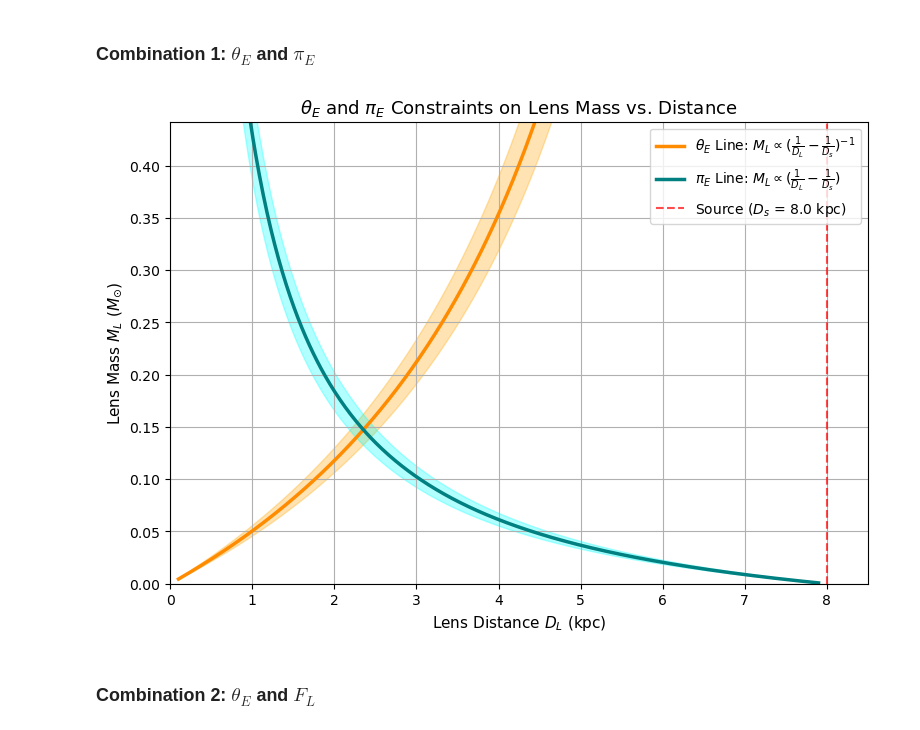
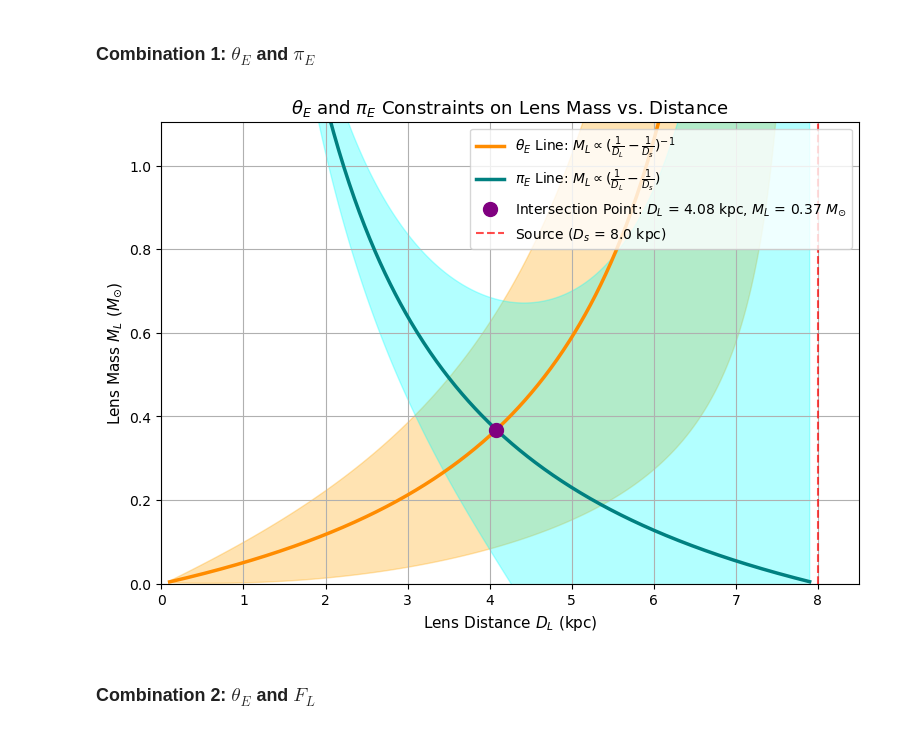
Before and after one commit to truskoa1/Roman-Microlensing-Mass-Distance, a Jupyter notebook: ML_vs_DL_plots.ipynb, the cells around one changed output. Cells and saved outputs as stored; diff of their text form; code cells hidden in the pictures.

Commit message:
fixed errors and added intersection points

```diff
--- a/ML_vs_DL_plots.ipynb
+++ b/ML_vs_DL_plots.ipynb
@@ -12,52 +12,63 @@ kappa = 8.144    # Microlensing constant (mas / M_sun)
 
 # values of observables
 theta_E = 0.6    # Angular Einstein radius (mas)
-pi_E = 0.5       # Microlens parallax
+pi_E = 0.2       # Microlens parallax
 
 M_L = np.linspace(0.01, 2.0, 500)
 D_L = np.linspace(0.1, D_s - 0.1, 500)
+
+# uncertainties
+sigma_D_s = 0.1 * D_s  # 10% uncertainty in source distance
+sigma_D_L = 0.1 * D_L  # 10% uncertainty in lens distance (assuming we don't know it)
+sigma_theta_E = 0.1 * theta_E  # 10% uncertainty in theta_E
+sigma_pi_E = 0.1 * pi_E  # 10% uncertainty in pi_E
 
 # theta_E constraint
 M_L_theta = ((theta_E**2) / (kappa)) * (D_s * D_L / (D_s - D_L))
 # pi_E constraint
 M_L_pi = ((D_s - D_L) / (D_s * D_L)) * (1 / (kappa * pi_E**2))
 
-# uncertainties in mass (assuming 10%)
-sigma_theta_E = 0.1 * M_L_theta  # 10% uncertainty in mass theta_E
-sigma_pi_E = 0.1 * M_L_pi  # 10% uncertainty in mass pi_E
+# uncertainties in mass
+sigma_M_L_theta_E = M_L * ((2 * sigma_theta_E / theta_E)**2 + (sigma_D_s)**2 * ((1 / D_s) - (1 / (D_s - D_L)))**2 + (sigma_D_L)**2 * ((1 / D_s + 1 / (D_s - D_L)))**2)**0.5
+sigma_M_L_pi_E = M_L * ((2 * sigma_pi_E / pi_E)**2 + (sigma_D_L)**2 * ((-1 / (D_s - D_L)) - (1 / D_L))**2 + (sigma_D_s)**2 * ((-1 / D_s) + (1 / (D_s - D_L)))**2)**0.5
 
 # Intersection Point
 D_L_intersect = 1.0 / (pi_E * theta_E + (1.0 / D_s))
 M_L_intersect = theta_E / (kappa * pi_E)
 
 # Plotting to constrain M_L and D_L
 plt.figure(figsize=(9, 6))
 
 # Plot theta_E line
 plt.plot(D_L, M_L_theta, color='darkorange', linewidth=2.5,
          label=r'$\theta_E$ Line: $M_L \propto (\frac{1}{D_L} - \frac{1}{D_s})^{-1}$')
-plt.fill_between(D_L, M_L_theta - sigma_theta_E, M_L_theta + sigma_theta_E, color='orange', alpha=0.3)
+plt.fill_between(D_L, M_L_theta - sigma_M_L_theta_E, M_L_theta + sigma_M_L_theta_E, color='orange', alpha=0.3)
 
 # Plot pi_E line
 plt.plot(D_L, M_L_pi, color='teal', linewidth=2.5,
         label=r'$\pi_E$ Line: $M_L \propto (\frac{1}{D_L} - \frac{1}{D_s})$')
-plt.fill_between(D_L, M_L_pi - sigma_pi_E, M_L_pi + sigma_pi_E, color='cyan', alpha=0.3)
+plt.fill_between(D_L, M_L_pi - sigma_M_L_pi_E, M_L_pi + sigma_M_L_pi_E, color='cyan', alpha=0.3)
 
-# Graph aesthetics
+# Plot intersection point
+plt.scatter(D_L_intersect, M_L_intersect, color='purple', s=100, zorder=5, label='Intersection Point: $D_L$ = {:.2f} kpc, $M_L$ = {:.2f} $M_{{\odot}}$'.format(D_L_intersect, M_L_intersect))
+
+# Graph labels
 plt.title(r'$\theta_E$ and $\pi_E$ Constraints on Lens Mass vs. Distance', fontsize=13)
 plt.xlabel('Lens Distance $D_L$ (kpc)', fontsize=11)
 plt.ylabel('Lens Mass $M_L$ ($M_{\odot}$)', fontsize=11)
+
+# Plot D_s line
 plt.axvline(x=D_s, color='red', linestyle='--', alpha=0.7, label=f'Source ($D_s$ = {D_s} kpc)')
 
 # Adjusting limits to see intersection clearly
 plt.xlim(0, D_s + 0.5)
 plt.ylim(0, M_L_intersect * 3.0)
 plt.grid()
 plt.legend(loc='upper right')
 
 plt.show()
 # %% [output]
-[figure, old version]
+[figure, new version]
 # %% [markdown]
 ### Combination 2: $\theta_E$ and $F_{L}$
 # %%
```
Also changed, not shown: parts of 2 cells of this notebook.
